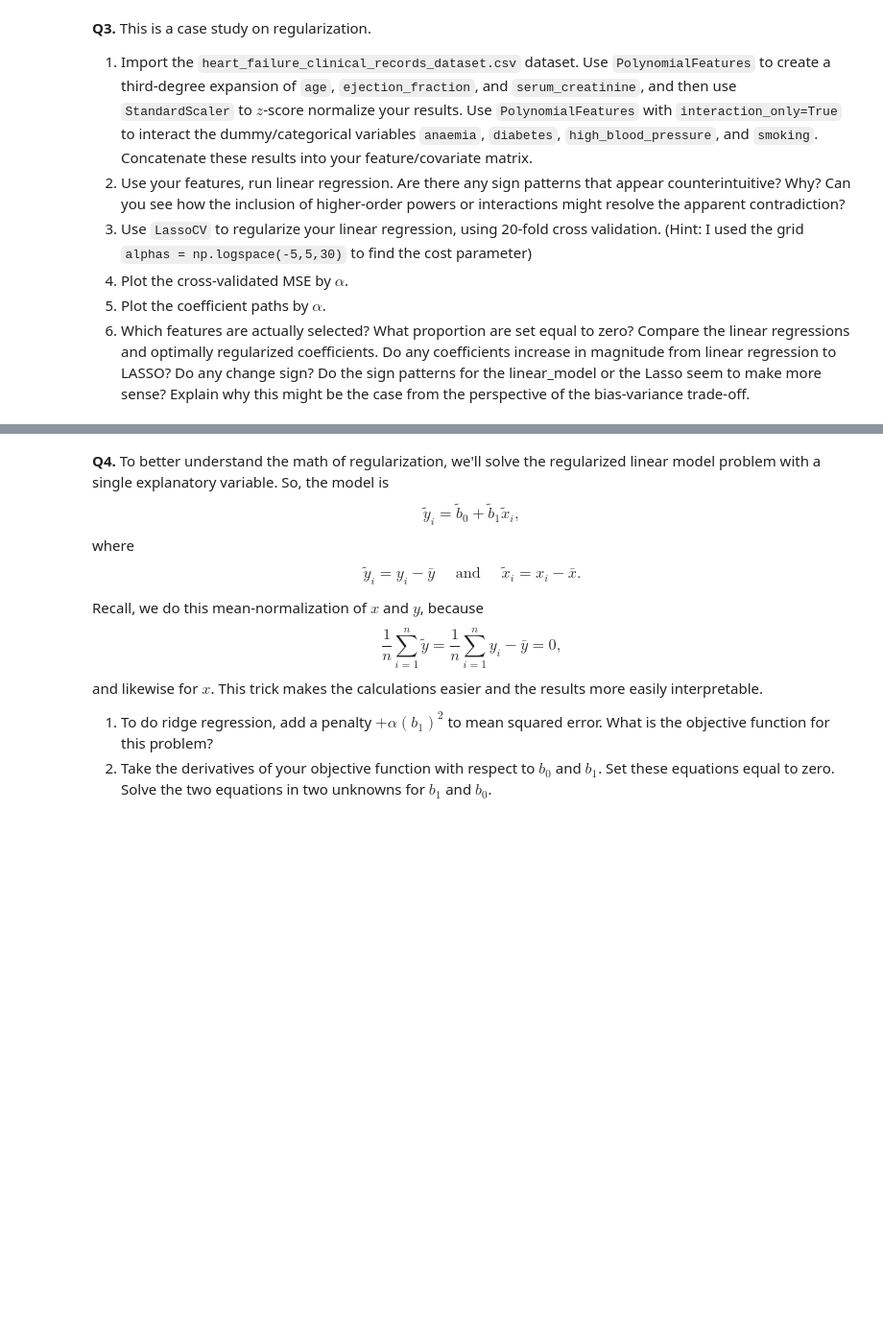
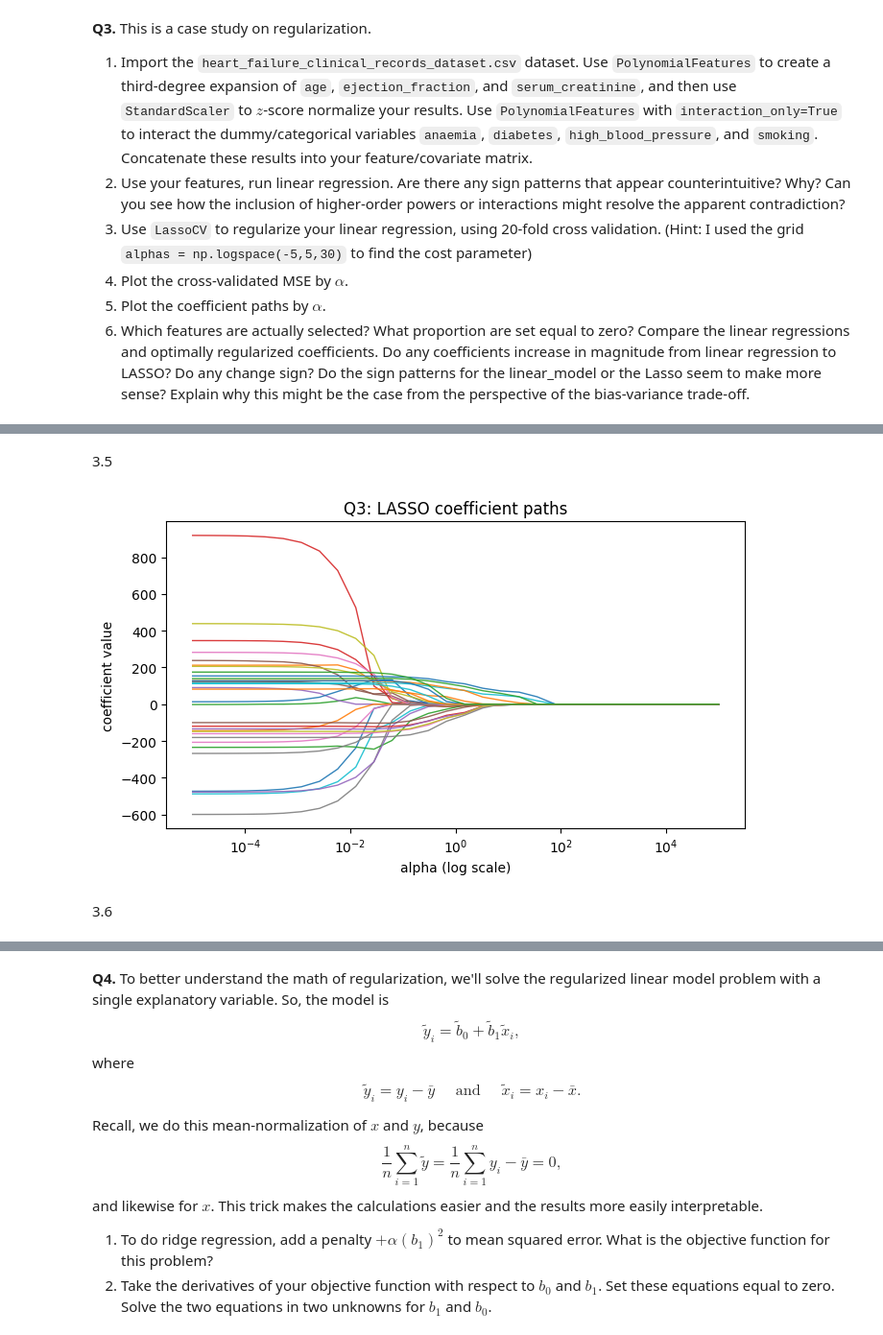
Before and after one commit to danieljson15/undergrad_ml_assignments, a Jupyter notebook: 04_assignment_regularization.ipynb, the cells around one changed output, grey strips where cells are left out. Shown at 96% size. Cells and saved outputs as stored; diff of their text form; code cells hidden in the pictures; blank space fills up the shorter version.

```diff
--- a/04_assignment_regularization.ipynb
+++ b/04_assignment_regularization.ipynb
@@ -44,0 +240,23 @@
+# %% [markdown]
+3.5
+# %%
+alphas_path_heart, coefs_path_heart, _ = lasso_path(
+    X_heart,
+    y_heart,
+    alphas=np.sort(alphas_heart)[::-1],
+    max_iter=500000
+)
+
+plt.figure(figsize=(7, 4.2))
+for i in range(coefs_path_heart.shape[0]):
+    plt.plot(alphas_path_heart, coefs_path_heart[i], linewidth=1.0, alpha=0.9)
+plt.xscale('log')
+plt.title('Q3: LASSO coefficient paths')
+plt.xlabel('alpha (log scale)')
+plt.ylabel('coefficient value')
+plt.tight_layout()
+plt.show()
+# %% [output]
+[figure, added]
+# %% [markdown]
+3.6
```
Also changed, not shown: parts of 30 cells of this notebook.
